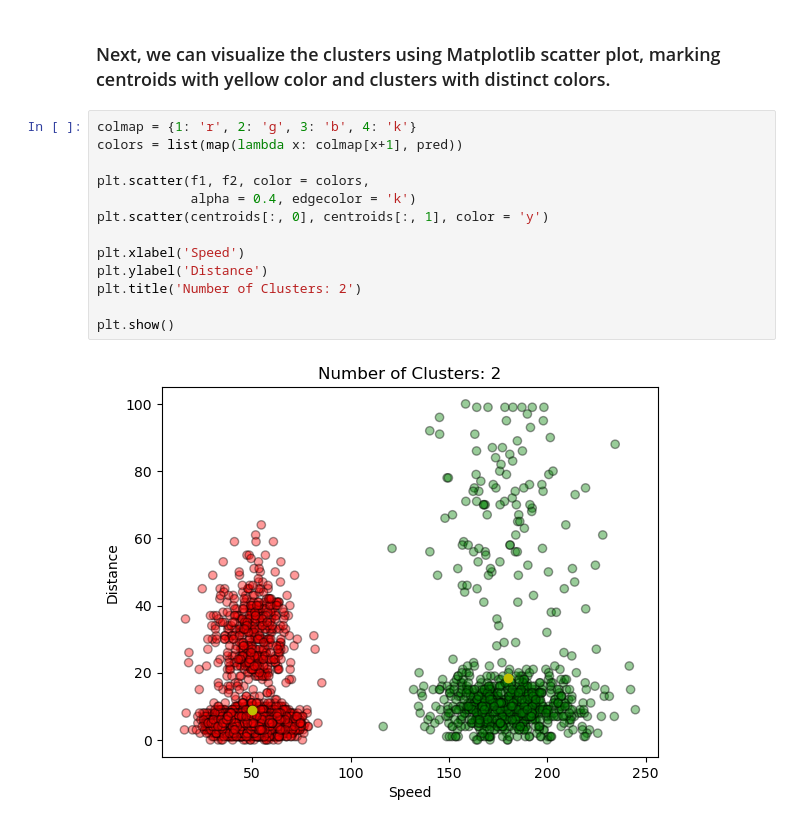
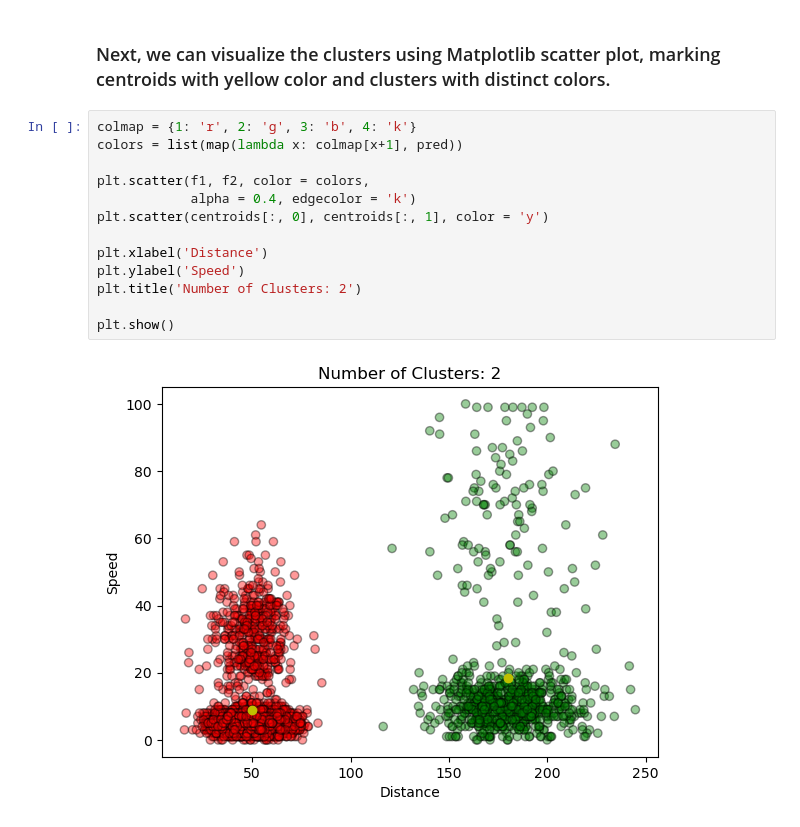
Before and after one commit to Vishwajit1610/data-science-with-python, a Jupyter notebook: Scikit-Learn/06_KMeans_Clustering.ipynb, the cells around one changed output. Saved outputs shown, nothing was run; the diff lists cells and outputs as text.

Commit message:
Feat: Changed Labels of the Graph

```diff
--- a/Scikit-Learn/06_KMeans_Clustering.ipynb
+++ b/Scikit-Learn/06_KMeans_Clustering.ipynb
@@ -50,15 +50,15 @@ print(centroids)
 # %%
 colmap = {1: 'r', 2: 'g', 3: 'b', 4: 'k'}
 colors = list(map(lambda x: colmap[x+1], pred))
 
 plt.scatter(f1, f2, color = colors,
             alpha = 0.4, edgecolor = 'k')
 plt.scatter(centroids[:, 0], centroids[:, 1], color = 'y')
 
-plt.xlabel('Speed')
-plt.ylabel('Distance')
+plt.xlabel('Distance')
+plt.ylabel('Speed')
 plt.title('Number of Clusters: 2')
 
 plt.show()
 # %% [output]
-[figure, old version]
+[figure, new version]
```
